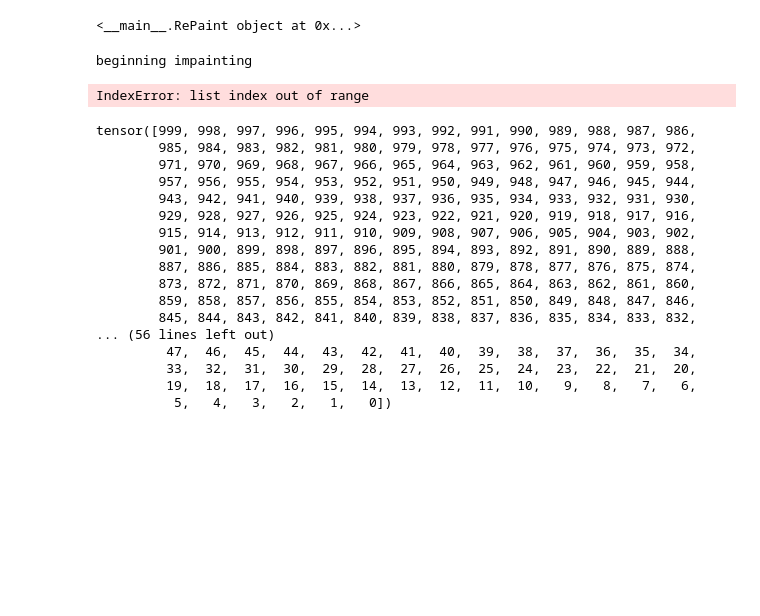
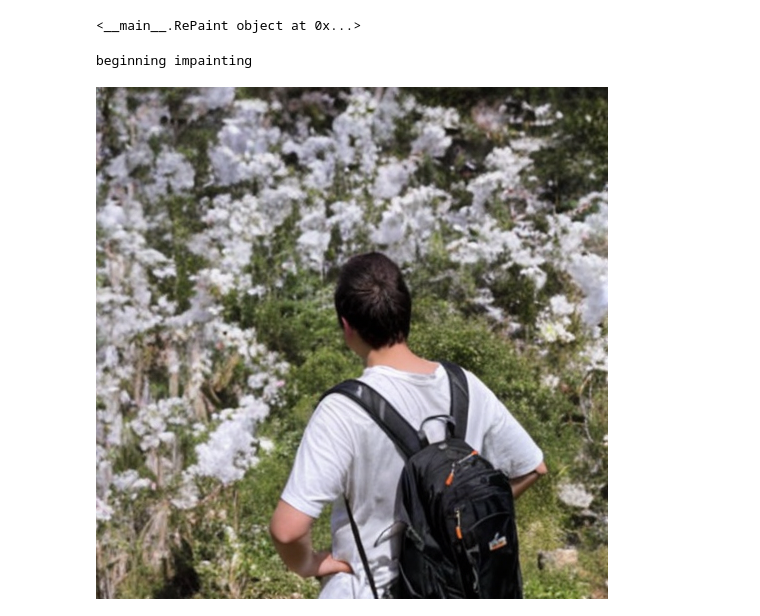
Before and after one commit to WazWazMan/DEPP_F, a Jupyter notebook: repaint.ipynb, the cells around one changed output. Saved outputs shown, nothing was run; the diff lists cells and outputs as text; code cells hidden in the pictures; blank space fills up the shorter version.

```diff
--- a/repaint.ipynb
+++ b/repaint.ipynb
@@ -91,7 +91,13 @@ class RePaint:
         image = image.cpu().permute(0, 2, 3, 1).detach().numpy()[0]
         return PIL.Image.fromarray((image * 255).astype(np.uint8))
 
-    def impaint(self, image: Image.Image, mask: Image.Image, prompt="", j:int=1, r:int = 1, timestamps=-1,jumps_every=50 ):
+    @torch.no_grad()
+    def __forward_j_steps(self, x_t: torch.Tensor, t: int, j: int,)-> torch.Tensor:
+        partial_alpha_cumprod = self.alphas_cumprod[t+j]/self.alphas_cumprod[t]
+        return torch.sqrt(partial_alpha_cumprod) * x_t + \
+                torch.sqrt(1.0 - partial_alpha_cumprod) * torch.randn_like(x_t)
+
+    def impaint(self, image: Image.Image, mask: Image.Image, prompt="", j:int=10, r:int = 5, timestamps=-1,jumps_every=50 ):
         jumps = self.__get_jumps(jumps_every=jumps_every,r=r)
         original_tensor = self.__image_to_tensor(image)
         mask_tensor = self.__mask_to_tensor(mask,original_tensor.shape)
@@ -101,9 +107,9 @@ class RePaint:
 
         print("beginning impainting")
         for t in tqdm(self.scheduler.timesteps):
-            while len(jumps) > 0 & jumps[0] == t:
+            while len(jumps) > 0 and jumps[0] == t:
                 jumps = jumps[1:]
-                sample = self.__single_reverse_step(sample, t, text_embeddings)
+                sample = self.__forward_j_steps(sample, t, j)
 
                 for override_t in range(t + j, t, -1):
                     sample = self.__single_reverse_step(sample, override_t,text_embeddings)
@@ -118,18 +124,23 @@ class RePaint:
 from diffusers import StableDiffusionPipeline, DDPMScheduler
 
 device = torch.device("cuda" if torch.cuda.is_available() else "cpu")
+torch.manual_seed(42)
+if torch.cuda.is_available():
+    torch.cuda.manual_seed_all(42)
 model_id = "sd2-community/stable-diffusion-2-base"
 pipe = StableDiffusionPipeline.from_pretrained(
         model_id,
         torch_dtype=torch.float16
     ).to(device)
 
+
 pipe.scheduler = DDPMScheduler.from_config(pipe.scheduler.config)
+pipe.scheduler.set_timesteps(800, device=device)
 # %%
 import PIL.Image
-source_img = PIL.Image.open("a.png")
+source_img = PIL.Image.open("banana.png")
 # source_img.show()
-mask_img = PIL.Image.open("a_mask.png")
+mask_img = PIL.Image.open("mask_forest.png")
 # mask_img.show()
 # %%
 r = RePaint(pipe)
@@ -137,27 +148,7 @@ print(r)
 # %% [output]
 <__main__.RePaint object at 0x...>
 # %%
-r.impaint(source_img,mask_img,"christmas tree")
+r.impaint(source_img,mask_img,"a picture of a bush",j=1, r=1).show()
 # %% [output]
 beginning impainting
-IndexError: list index out of range
+[figure, added]
-# %%
-pipe.scheduler.timesteps
-# %% [output]
-tensor([999, 998, 997, 996, 995, 994, 993, 992, 991, 990, 989, 988, 987, 986,
-        985, 984, 983, 982, 981, 980, 979, 978, 977, 976, 975, 974, 973, 972,
-        971, 970, 969, 968, 967, 966, 965, 964, 963, 962, 961, 960, 959, 958,
-        957, 956, 955, 954, 953, 952, 951, 950, 949, 948, 947, 946, 945, 944,
-        943, 942, 941, 940, 939, 938, 937, 936, 935, 934, 933, 932, 931, 930,
-        929, 928, 927, 926, 925, 924, 923, 922, 921, 920, 919, 918, 917, 916,
-        915, 914, 913, 912, 911, 910, 909, 908, 907, 906, 905, 904, 903, 902,
-        901, 900, 899, 898, 897, 896, 895, 894, 893, 892, 891, 890, 889, 888,
-        887, 886, 885, 884, 883, 882, 881, 880, 879, 878, 877, 876, 875, 874,
-        873, 872, 871, 870, 869, 868, 867, 866, 865, 864, 863, 862, 861, 860,
-        859, 858, 857, 856, 855, 854, 853, 852, 851, 850, 849, 848, 847, 846,
-        845, 844, 843, 842, 841, 840, 839, 838, 837, 836, 835, 834, 833, 832,
-... (56 lines left out)
-         47,  46,  45,  44,  43,  42,  41,  40,  39,  38,  37,  36,  35,  34,
-         33,  32,  31,  30,  29,  28,  27,  26,  25,  24,  23,  22,  21,  20,
-         19,  18,  17,  16,  15,  14,  13,  12,  11,  10,   9,   8,   7,   6,
-          5,   4,   3,   2,   1,   0])
```
Also changed, not shown: parts of 1 cell of this notebook, 2 other files.
